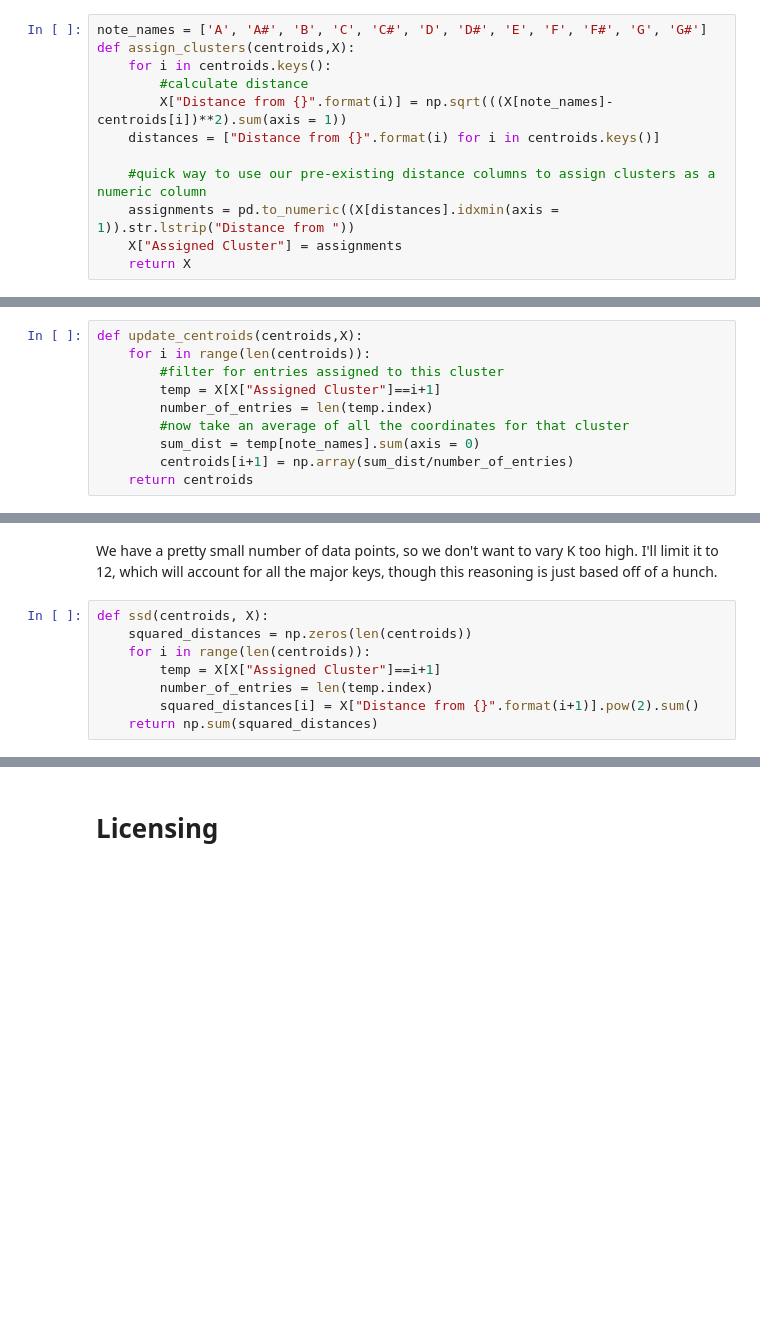
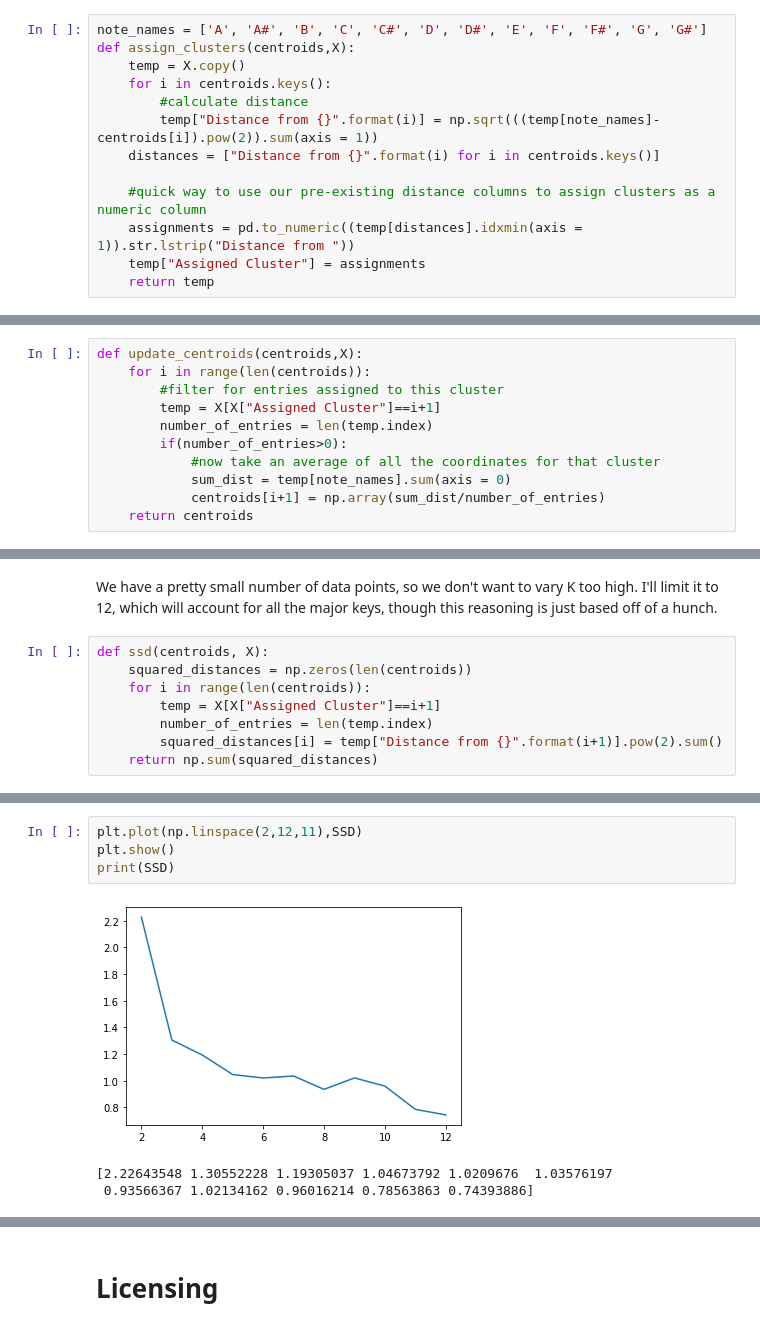
Before and after one commit to JerReiff/Chromagen, a Jupyter notebook: Analyzing_MAESTRO_Dataset.ipynb, the cells around one changed output, grey strips where cells are left out. Drawn from its saved outputs; the diff is of its cells as text; blank space fills up the shorter version.

```diff
--- a/Analyzing_MAESTRO_Dataset.ipynb
+++ b/Analyzing_MAESTRO_Dataset.ipynb
@@ -113,15 +112,16 @@ Now we want to assign each entry to a cluster. We need to calculate the distance
 # %%
 note_names = ['A', 'A#', 'B', 'C', 'C#', 'D', 'D#', 'E', 'F', 'F#', 'G', 'G#']
 def assign_clusters(centroids,X):
+    temp = X.copy()
     for i in centroids.keys():
         #calculate distance
-        X["Distance from {}".format(i)] = np.sqrt(((X[note_names]-centroids[i])**2).sum(axis = 1))
+        temp["Distance from {}".format(i)] = np.sqrt(((temp[note_names]-centroids[i]).pow(2)).sum(axis = 1))
     distances = ["Distance from {}".format(i) for i in centroids.keys()]
 
     #quick way to use our pre-existing distance columns to assign clusters as a numeric column
-    assignments = pd.to_numeric((X[distances].idxmin(axis = 1)).str.lstrip("Distance from "))
-    X["Assigned Cluster"] = assignments
-    return X
+    assignments = pd.to_numeric((temp[distances].idxmin(axis = 1)).str.lstrip("Distance from "))
+    temp["Assigned Cluster"] = assignments
+    return temp
 # %% [markdown]
 Then, we'll need to update the centroids to the mean position of each cluster. This will be the mean along each "note" axis independently.
 # %%
@@ -130,9 +130,10 @@ def update_centroids(centroids,X):
         #filter for entries assigned to this cluster
         temp = X[X["Assigned Cluster"]==i+1]
         number_of_entries = len(temp.index)
-        #now take an average of all the coordinates for that cluster
-        sum_dist = temp[note_names].sum(axis = 0)
-        centroids[i+1] = np.array(sum_dist/number_of_entries)
+        if(number_of_entries>0):
+            #now take an average of all the coordinates for that cluster
+            sum_dist = temp[note_names].sum(axis = 0)
+            centroids[i+1] = np.array(sum_dist/number_of_entries)
     return centroids
 # %% [markdown]
 K-means clustering is a good algorithm, but only if we have a good idea of how many clusters are present in our data. To estimate this, I'll use what's referred to as the elbow method. I'll vary K and learn the model each time, and after learning, I'll compute the sum of squared distances from the centroid for each cluster. Optimal K-value is the K at which the sum of squared distances stops dropping dramatically, the "elbow" of the curve.
@@ -144,6 +145,6 @@ def ssd(centroids, X):
     for i in range(len(centroids)):
         temp = X[X["Assigned Cluster"]==i+1]
         number_of_entries = len(temp.index)
-        squared_distances[i] = X["Distance from {}".format(i+1)].pow(2).sum()
+        squared_distances[i] = temp["Distance from {}".format(i+1)].pow(2).sum()
     return np.sum(squared_distances)
 # %%
@@ -218,0 +166,8 @@ X
+# %%
+plt.plot(np.linspace(2,12,11),SSD)
+plt.show()
+print(SSD)
+# %% [output]
+[figure, added]
+[2.22643548 1.30552228 1.19305037 1.04673792 1.0209676  1.03576197
+ 0.93566367 1.02134162 0.96016214 0.78563863 0.74393886]
```
Also changed, not shown: parts of 12 cells of this notebook.
